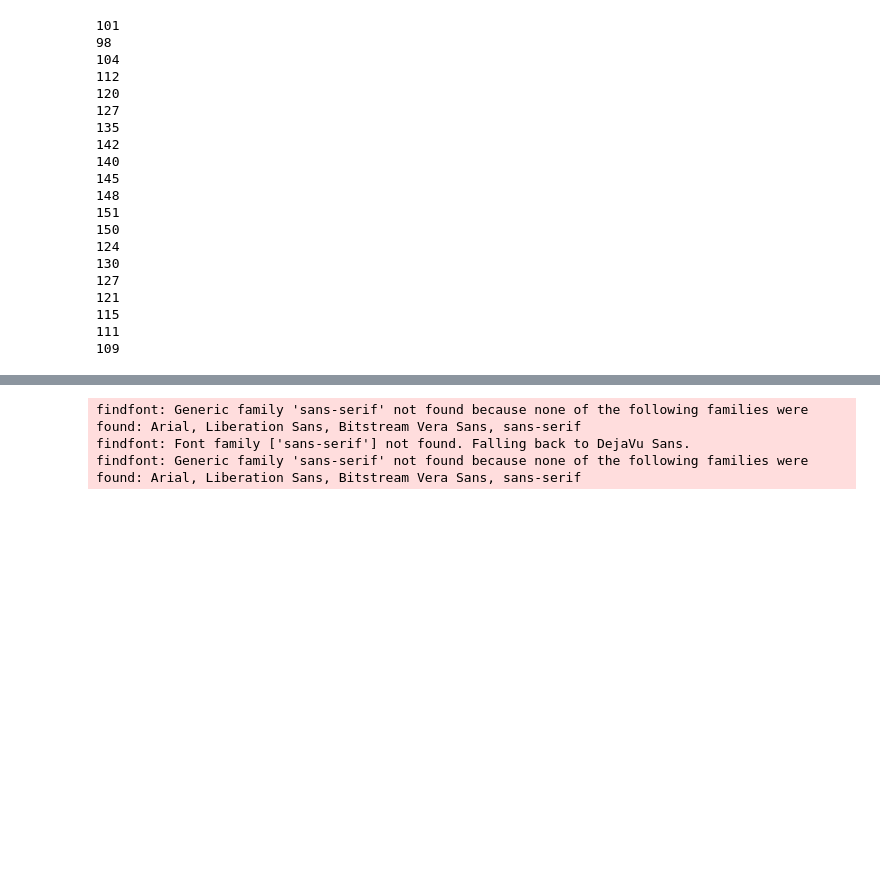
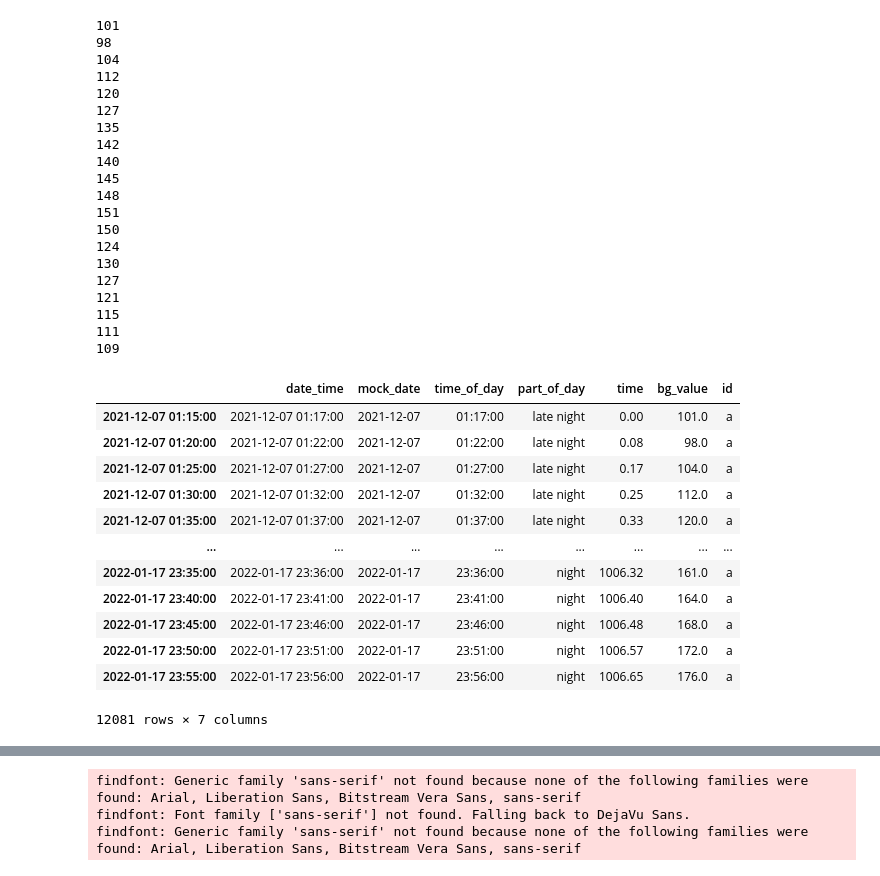
Before and after one commit to spitoglou/diabetes, a Jupyter notebook: catch_up.ipynb, the cells around one changed output, grey strips where cells are left out. Drawn from its saved outputs; the diff is of its cells as text; code cells hidden in the pictures; blank space fills up the shorter version.

```diff
--- a/catch_up.ipynb
+++ b/catch_up.ipynb
@@ -28,5 +28,40 @@ for glucose_event in provider.get_glycose_levels()[:20]:
 115
 111
 109
+# %%
+import pandas as pd
+# align
+
+
+def time_align_df(
+    df: pd.DataFrame,
+    freq: str,
+    column: str,
+    fill_missing_dates: bool = True
+):
+    new_col = f'r_{column}'
+    df[new_col] = df[column].dt.round(freq)
+    df.set_index(new_col, inplace=True)
+    if fill_missing_dates:
+        idx = pd.date_range(min(df.index), max(df.index), freq=freq)
+        df = df.reindex(idx)
+    return df
+
+
+time_align_df(provider.tsfresh_dataframe(), '5T', 'date_time')
+# %% [output]
+|  | date_time | mock_date | time_of_day | part_of_day | time | bg_value | id |
+| 2021-12-07 01:15:00 | 2021-12-07 01:17:00 | 2021-12-07 | 01:17:00 | late night | 0.00 | 101.0 | a |
+| 2021-12-07 01:20:00 | 2021-12-07 01:22:00 | 2021-12-07 | 01:22:00 | late night | 0.08 | 98.0 | a |
+| 2021-12-07 01:25:00 | 2021-12-07 01:27:00 | 2021-12-07 | 01:27:00 | late night | 0.17 | 104.0 | a |
+| 2021-12-07 01:30:00 | 2021-12-07 01:32:00 | 2021-12-07 | 01:32:00 | late night | 0.25 | 112.0 | a |
+| 2021-12-07 01:35:00 | 2021-12-07 01:37:00 | 2021-12-07 | 01:37:00 | late night | 0.33 | 120.0 | a |
+| ... | ... | ... | ... | ... | ... | ... | ... |
+| 2022-01-17 23:35:00 | 2022-01-17 23:36:00 | 2022-01-17 | 23:36:00 | night | 1006.32 | 161.0 | a |
+| 2022-01-17 23:40:00 | 2022-01-17 23:41:00 | 2022-01-17 | 23:41:00 | night | 1006.40 | 164.0 | a |
+| 2022-01-17 23:45:00 | 2022-01-17 23:46:00 | 2022-01-17 | 23:46:00 | night | 1006.48 | 168.0 | a |
+| 2022-01-17 23:50:00 | 2022-01-17 23:51:00 | 2022-01-17 | 23:51:00 | night | 1006.57 | 172.0 | a |
+| 2022-01-17 23:55:00 | 2022-01-17 23:56:00 | 2022-01-17 | 23:56:00 | night | 1006.65 | 176.0 | a |
+12081 rows × 7 columns
 # %%
 tsfresh_df = provider.tsfresh_dataframe()
```
Also changed, not shown: parts of 5 cells of this notebook, 13 other files.
